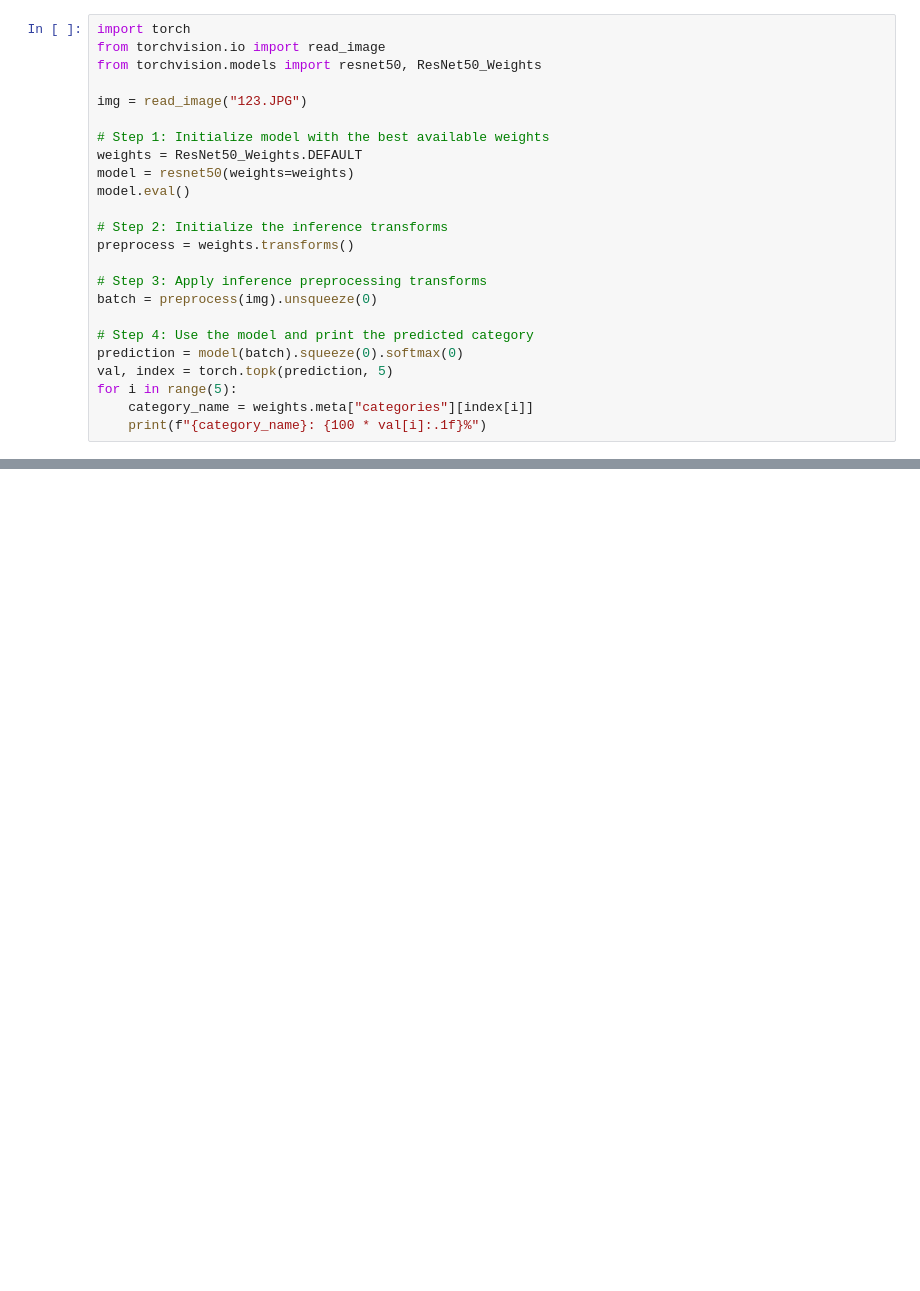
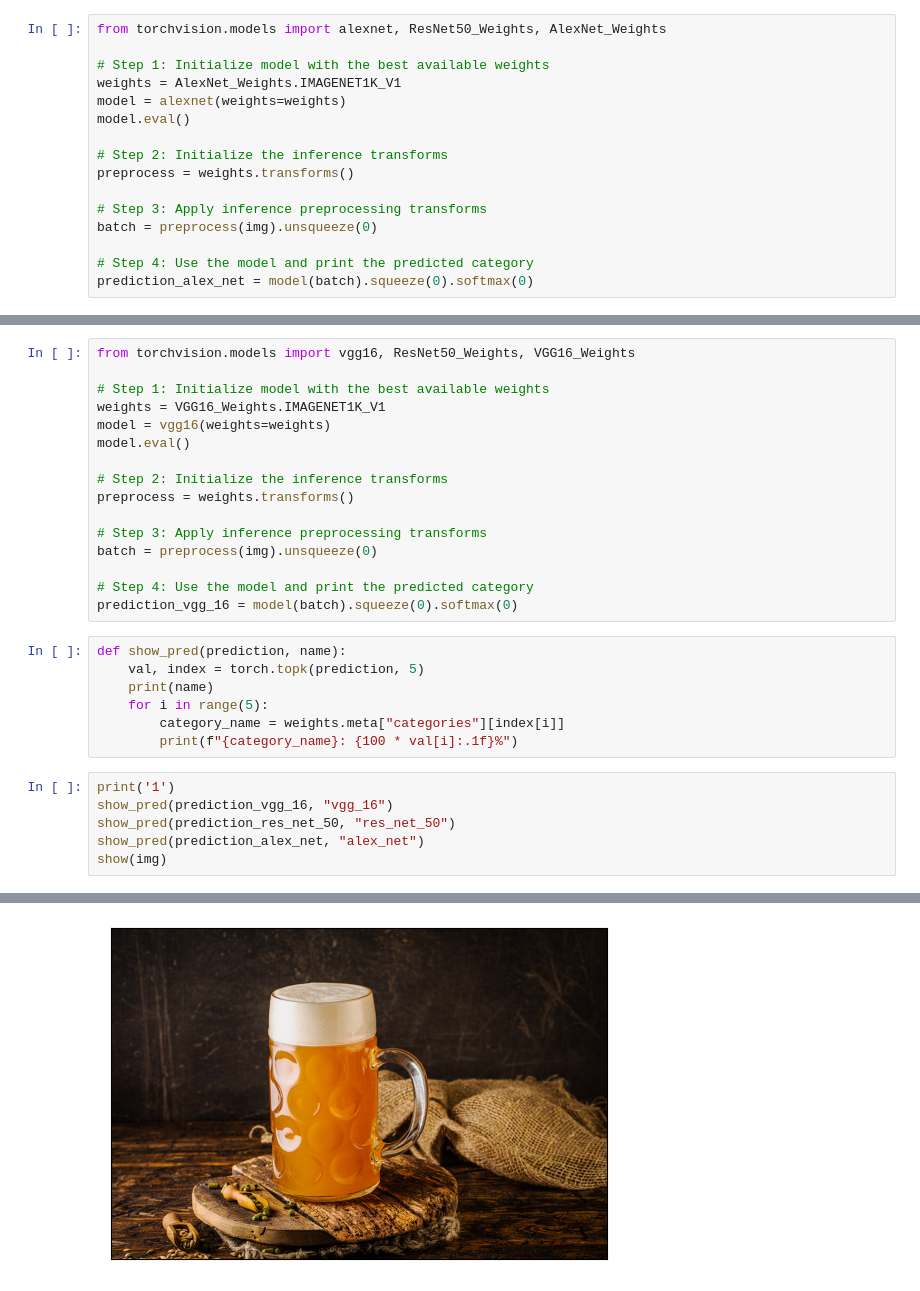
Before and after one commit to Niruksorp/cv_labs, a Jupyter notebook: lab3/lab3.ipynb, the cells around one changed output, grey strips where cells are left out. Drawn from its saved outputs; the diff is of its cells as text; blank space fills up the shorter version.

Commit message:
Lab 3 - experiment result printing optimization

```diff
--- a/lab3/lab3.ipynb
+++ b/lab3/lab3.ipynb
@@ -27,13 +39,9 @@ mask: 5.2%
 # %%
-import torch
-from torchvision.io import read_image
-from torchvision.models import resnet50, ResNet50_Weights
-
-img = read_image("123.JPG")
+from torchvision.models import alexnet, ResNet50_Weights, AlexNet_Weights
 
 # Step 1: Initialize model with the best available weights
-weights = ResNet50_Weights.DEFAULT
-model = resnet50(weights=weights)
+weights = AlexNet_Weights.IMAGENET1K_V1
+model = alexnet(weights=weights)
 model.eval()
 
 # Step 2: Initialize the inference transforms
@@ -43,8 +51,4 @@ preprocess = weights.transforms()
 batch = preprocess(img).unsqueeze(0)
 
 # Step 4: Use the model and print the predicted category
-prediction = model(batch).squeeze(0).softmax(0)
-val, index = torch.topk(prediction, 5)
-for i in range(5):
-    category_name = weights.meta["categories"][index[i]]
-    print(f"{category_name}: {100 * val[i]:.1f}%")
+prediction_alex_net = model(batch).squeeze(0).softmax(0)
@@ -56,0 +55,30 @@ bolo tie: 1.8%
+# %%
+from torchvision.models import vgg16, ResNet50_Weights, VGG16_Weights
+
+# Step 1: Initialize model with the best available weights
+weights = VGG16_Weights.IMAGENET1K_V1
+model = vgg16(weights=weights)
+model.eval()
+
+# Step 2: Initialize the inference transforms
+preprocess = weights.transforms()
+
+# Step 3: Apply inference preprocessing transforms
+batch = preprocess(img).unsqueeze(0)
+
+# Step 4: Use the model and print the predicted category
+prediction_vgg_16 = model(batch).squeeze(0).softmax(0)
+# %%
+def show_pred(prediction, name):
+    val, index = torch.topk(prediction, 5)
+    print(name)
+    for i in range(5):
+        category_name = weights.meta["categories"][index[i]]
+        print(f"{category_name}: {100 * val[i]:.1f}%")
+# %%
+print('1')
+show_pred(prediction_vgg_16, "vgg_16")
+show_pred(prediction_res_net_50, "res_net_50")
+show_pred(prediction_alex_net, "alex_net")
+show(img)
+# %% [output]
@@ -56,0 +104 @@ bolo tie: 1.8%
+[figure, added]
```
Also changed, not shown: parts of 5 cells of this notebook, 2 other files.
